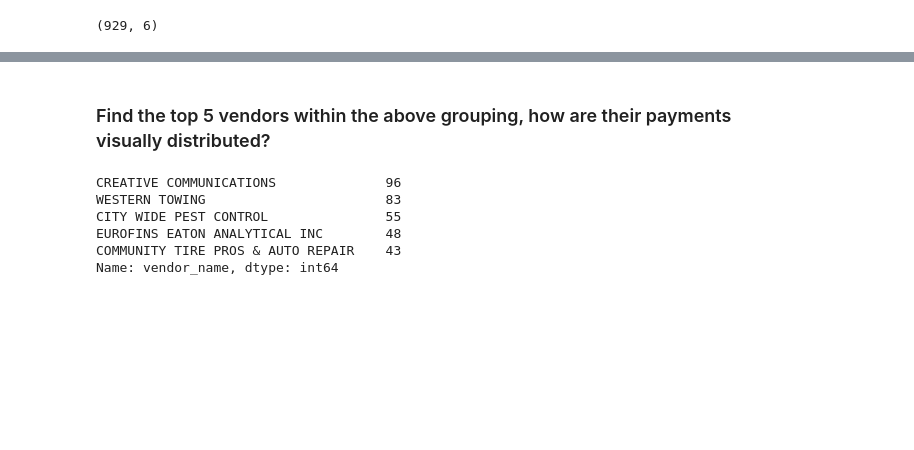
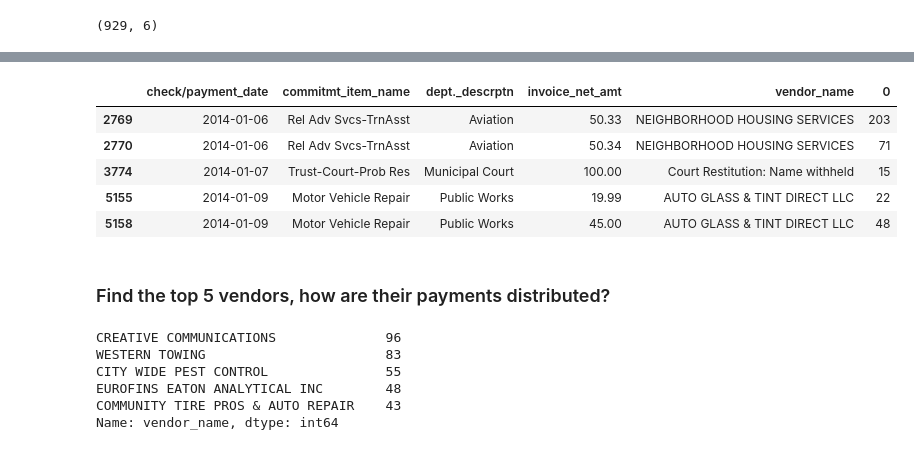
Before and after one commit to mrkjhsn/City-of-Phoenix-Vendor-Payments, a Jupyter notebook: identical_payments_analysis.ipynb, the cells around one changed output, grey strips where cells are left out. Saved outputs shown, nothing was run; the diff lists cells and outputs as text; code cells hidden in the pictures; blank space fills up the shorter version.

```diff
--- a/identical_payments_analysis.ipynb
+++ b/identical_payments_analysis.ipynb
@@ -148,0 +147,3 @@ plt.xlim(20,75)
+# %%
+top_30 = identical_pay_group[(identical_pay_group[0] > 10) & \
+                    (identical_pay_group['invoice_net_amt'] < 1000)]['vendor_name'].value_counts().head(30)
@@ -148,0 +168,12 @@ plt.xlim(20,75)
+# %%
+# top 15 vendors with identical payments greater than 5 and less than 1000, with groupings greater than 20
+identical_pay_group[(identical_pay_group[0] > 10) & \
+                    (identical_pay_group['invoice_net_amt'] < 1000) & \
+                    (identical_pay_group['vendor_name'].isin(top_30.index))].head()
+# %% [output]
+|  | check/payment_date | commitmt_item_name | dept._descrptn | invoice_net_amt | vendor_name | 0 |
+| 2769 | 2014-01-06 | Rel Adv Svcs-TrnAsst | Aviation | 50.33 | NEIGHBORHOOD HOUSING SERVICES | 203 |
+| 2770 | 2014-01-06 | Rel Adv Svcs-TrnAsst | Aviation | 50.34 | NEIGHBORHOOD HOUSING SERVICES | 71 |
+| 3774 | 2014-01-07 | Trust-Court-Prob Res | Municipal Court | 100.00 | Court Restitution: Name withheld | 15 |
+| 5155 | 2014-01-09 | Motor Vehicle Repair | Public Works | 19.99 | AUTO GLASS & TINT DIRECT LLC | 22 |
+| 5158 | 2014-01-09 | Motor Vehicle Repair | Public Works | 45.00 | AUTO GLASS & TINT DIRECT LLC | 48 |
@@ -149,5 +203,5 @@ plt.xlim(20,75)
 # %% [markdown]
-### Find the top 5 vendors within the above grouping, how are their payments visually distributed?
+### Find the top 5 vendors, how are their payments distributed?
 # %%
 # find top 5 vendors within above grouping
 identical_pay_group[(identical_pay_group[0] > 20) & (identical_pay_group['invoice_net_amt'] < 1000)] \
```
Also changed, not shown: parts of 13 cells of this notebook.
